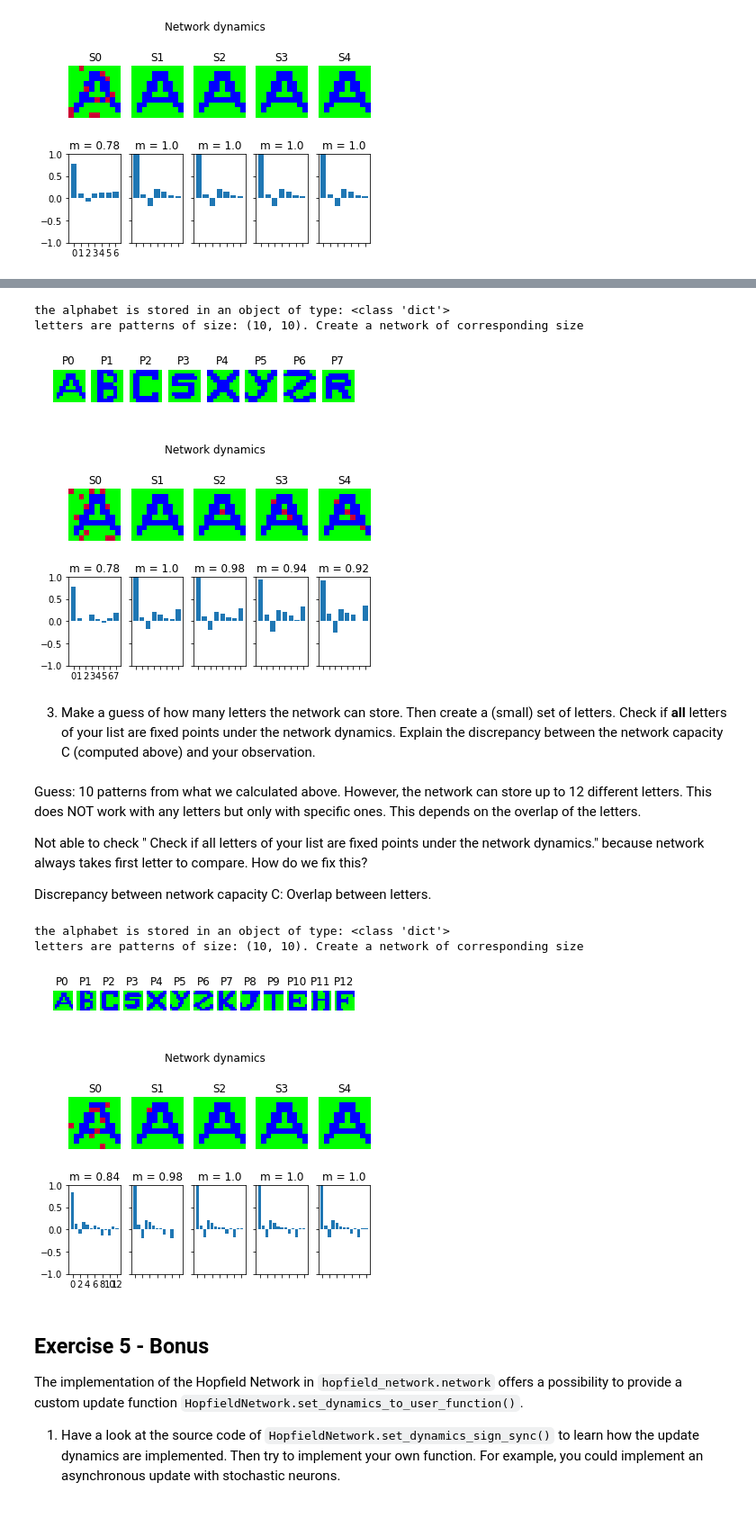
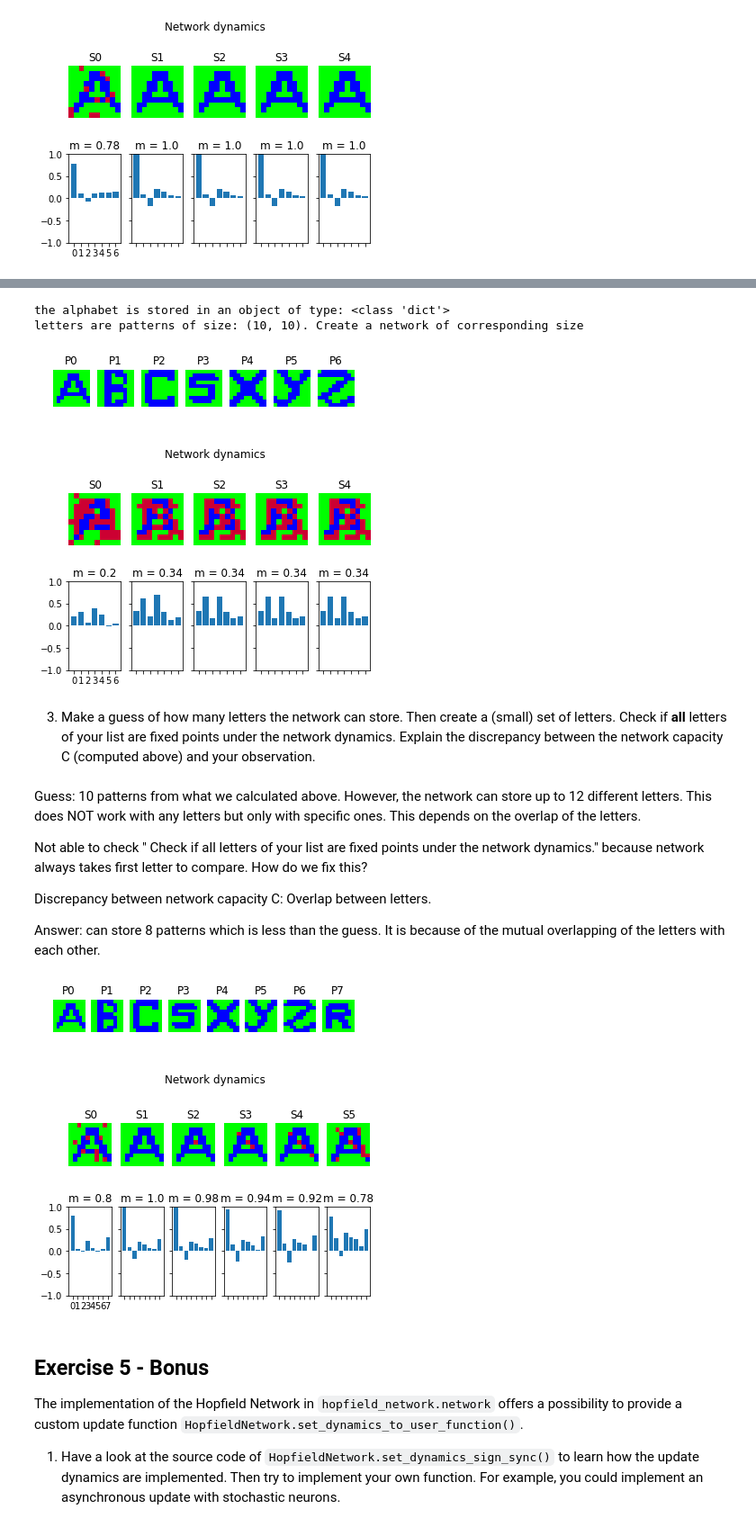
Before and after one commit to mackelab/msne-lsmlsda-2019, a Jupyter notebook: your-code/project1_NiLi/01_hopfield_network.ipynb, the cells around one changed output, grey strips where cells are left out. Shown at 90% size. Cells and saved outputs as stored; diff of their text form; code cells hidden in the pictures.

```diff
--- a/your-code/project1_NiLi/01_hopfield_network.ipynb
+++ b/your-code/project1_NiLi/01_hopfield_network.ipynb
@@ -468,6 +524,7 @@ TypeError: 'tuple' object is not callable
 # %%
 # add letter R
-letter_list2 = ['A', 'B', 'C', 'S', 'X', 'Y', 'Z','R']
+# letter_list2 = ['A', 'B', 'C', 'S', 'X', 'Y', 'Z','R']
+letter_list2 = ['A', 'B', 'C', 'S', 'X', 'Y', 'Z']
 
 abc_dictionary = pattern_tools.load_alphabet()
 print("the alphabet is stored in an object of type: {}".format(type(abc_dictionary)))
@@ -500,8 +557,8 @@ plot_tools.plot_state_sequence_and_overlap(
 # %% [output]
 the alphabet is stored in an object of type: <class 'dict'>
 letters are patterns of size: (10, 10). Create a network of corresponding size
-[figure, old version]
+[figure, new version]
-[figure, old version]
+[figure, new version]
 # %% [markdown]
 3. Make a guess of how many letters the network can store. Then create a (small) set of letters. Check if **all** letters of your list are fixed points under the network dynamics. Explain the discrepancy between the network capacity C (computed above) and your observation.
 # %% [markdown]
@@ -510,43 +567,40 @@ Guess: 10 patterns from what we calculated above. However, the network can store
 Not able to check " Check if all letters of your list are fixed points under the network dynamics." because network always takes first letter to compare. How do we fix this?
 
 Discrepancy between network capacity C: Overlap between letters.
+
+Answer: can store 8 patterns which is less than the guess. It is because of the mutual overlapping of the letters with each other.
 # %%
 # add letter R
-letter_list2 = ['A', 'B', 'C', 'S', 'X', 'Y', 'Z','K','J','T','E','H','F']
-
-abc_dictionary = pattern_tools.load_alphabet()
-print("the alphabet is stored in an object of type: {}".format(type(abc_dictionary)))
-
-pattern_shape = abc_dictionary['A'].shape
-print("letters are patterns of size: {}. Create a network of corresponding size".format(pattern_shape))
-# create an instance of the class HopfieldNetwork
-#hopfield_net = network.HopfieldNetwork(nr_neurons= pattern_shape[0]*pattern_shape[1])
+# letter_list2 = ['U', 'A', 'B', 'C', 'S', 'X', 'Y','Z','K','J','T','E','H', 'F']
+# letter_list2 = ['B', 'A', 'C', 'X', 'Y', 'Z','K','J','T','H','F']
+letter_list2 = ['A', 'B', 'C', 'S', 'X', 'Y', 'Z','R']
+# letter_list2 = ['I','Q','J','V','B', 'L', 'X', 'K']
+hopfield_net = network.HopfieldNetwork(nr_neurons= pattern_shape[0]*pattern_shape[1])
 
 # create a list using Pythons List Comprehension syntax:
 pattern_list = [abc_dictionary[key] for key in letter_list2]
 plot_tools.plot_pattern_list(pattern_list)
 
 # store the patterns
 hopfield_net.store_patterns(pattern_list)
 
-# create a noisy version of a pattern and use that to initialize the network
-noisy_init_state = get_noisy_copy(abc_dictionary['A'], noise_level=.2)
-hopfield_net.set_state_from_pattern(noisy_init_state)
 
-# from this initial state, let the network dynamics evolve.
-states = hopfield_net.run_with_monitoring(nr_steps=4)
+for select in range(len(letter_list2)-7):
+    noisy_init_state = get_noisy_copy(abc_dictionary[letter_list2[select]], noise_level=.2)
+    hopfield_net.set_state_from_pattern(noisy_init_state)
 
-# each network state is a vector. reshape it to the same shape used to create the patterns.
-states_as_patterns = pattern_tools.reshape_patterns(states, pattern_list[0].shape)
+    # from this initial state, let the network dynamics evolve.
+    states = hopfield_net.run_with_monitoring(nr_steps=5)
 
-# plot the states of the network
-plot_tools.plot_state_sequence_and_overlap(
-    states_as_patterns, pattern_list, reference_idx=0, suptitle="Network dynamics")
+    # each network state is a vector. reshape it to the same shape used to create the patterns.
+    states_as_patterns = pattern_tools.reshape_patterns(states, pattern_list[0].shape)
+
+    # plot the states of the network
+    plot_tools.plot_state_sequence_and_overlap(
+        states_as_patterns, pattern_list, reference_idx=select, suptitle="Network dynamics")
 # %% [output]
-the alphabet is stored in an object of type: <class 'dict'>
-letters are patterns of size: (10, 10). Create a network of corresponding size
-[figure, old version]
+[figure, new version]
-[figure, old version]
+[figure, new version]
 # %% [markdown]
 ## Exercise 5 - Bonus
 
```
Also changed, not shown: parts of 8 cells of this notebook.
